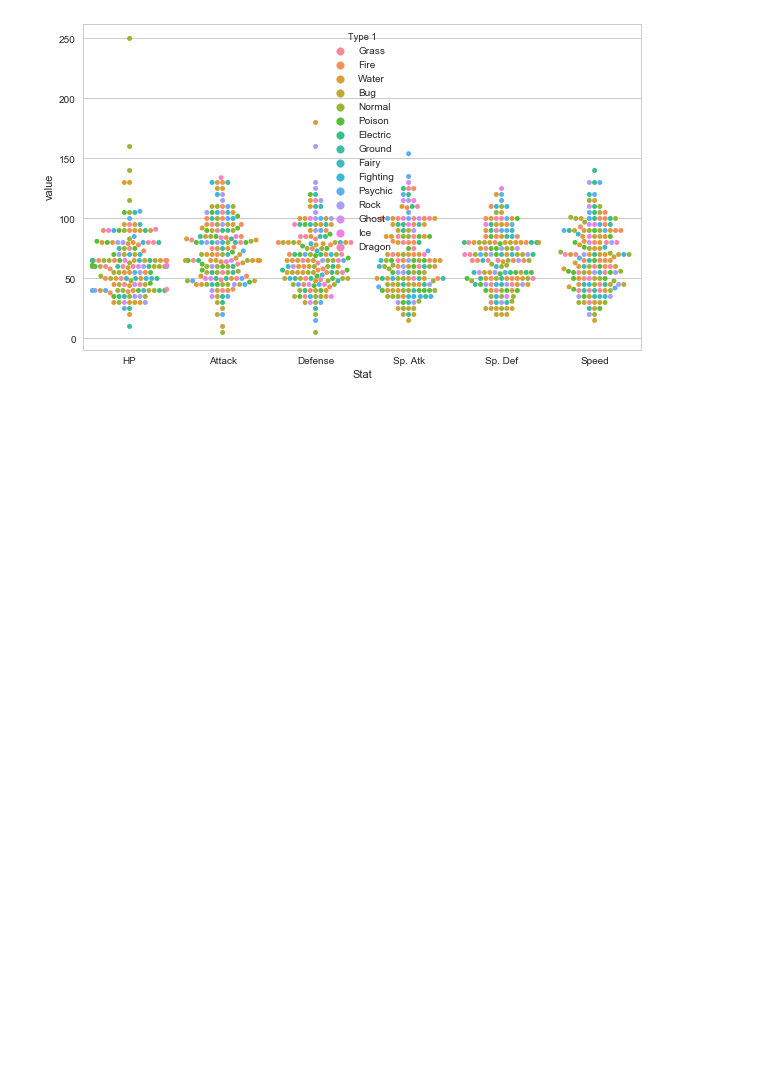
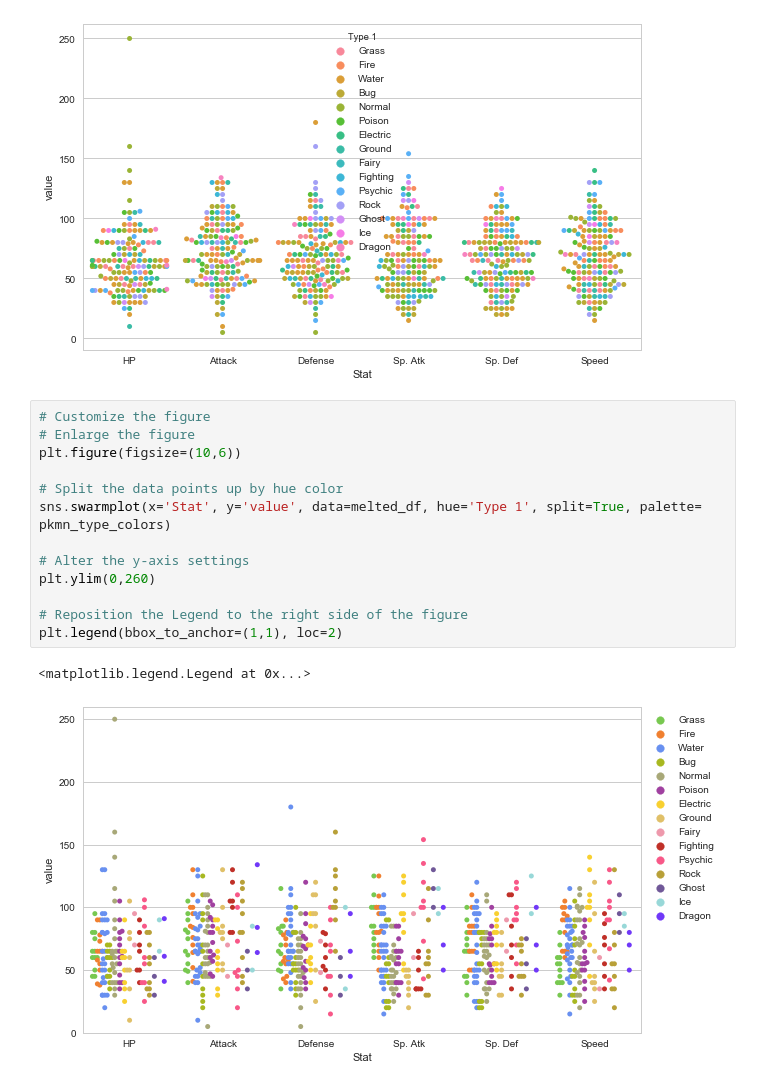
Before and after one commit to kbrook10/python_seaborn_tutorial, a Jupyter notebook: Python Seaborn Tutorial - EliteDataScience.ipynb, the cells around one changed output. Cells and saved outputs as stored; diff of their text form; blank space fills up the shorter version.

Commit message:
Finish lessons on altering the figure with the split attribute within the swarmplot() method

```diff
--- a/Python Seaborn Tutorial - EliteDataScience.ipynb
+++ b/Python Seaborn Tutorial - EliteDataScience.ipynb
@@ -174,3 +174,19 @@ sns.swarmplot(x='Stat', y='value', data=melted_df, hue='Type 1')
 # %% [output]
 <matplotlib.axes._subplots.AxesSubplot at 0x...>
 [figure]
+# %%
+# Customize the figure
+# Enlarge the figure
+plt.figure(figsize=(10,6))
+
+# Split the data points up by hue color
+sns.swarmplot(x='Stat', y='value', data=melted_df, hue='Type 1', split=True, palette= pkmn_type_colors)
+
+# Alter the y-axis settings
+plt.ylim(0,260)
+
+# Reposition the Legend to the right side of the figure
+plt.legend(bbox_to_anchor=(1,1), loc=2)
+# %% [output]
+<matplotlib.legend.Legend at 0x...>
+[figure, added]
```
